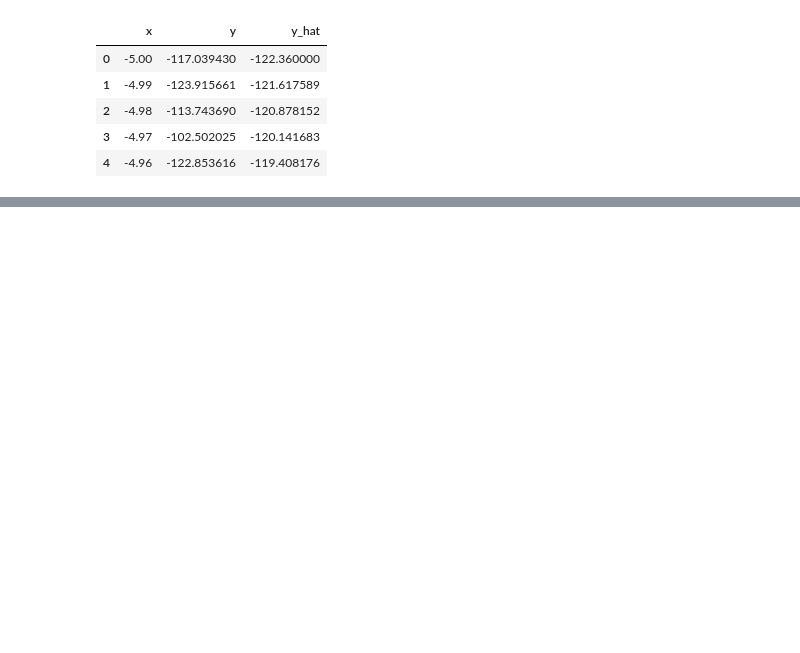
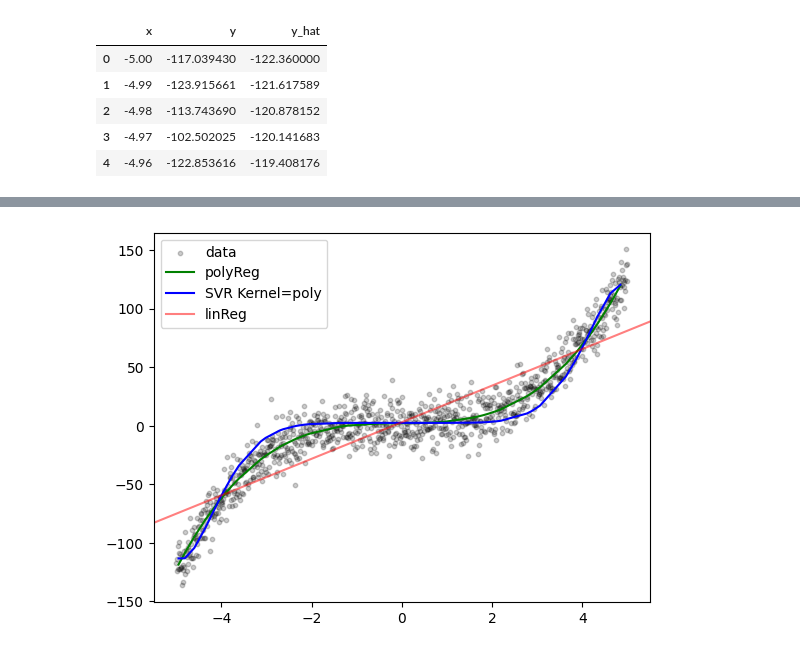
Before and after one commit to Biber76/MachineLearning, a Jupyter notebook: Regression.ipynb, the cells around one changed output, grey strips where cells are left out. Drawn from its saved outputs; the diff is of its cells as text; code cells hidden in the pictures; blank space fills up the shorter version.

```diff
--- a/Regression.ipynb
+++ b/Regression.ipynb
@@ -436,0 +438,13 @@ plt.show()
+# %%
+from sklearn.svm import SVR
+reg_svm_poly = SVR(kernel='poly', degree=3, C=50, epsilon=.00001)
+reg_svm_poly.fit(df_poly_processed,  df_poly['y'])
+df_poly['y_hat_svr'] = reg_svm_poly.predict(df_poly_processed)
+# %%
+min_poly = df_poly.sample(50)['x'].min()
+max_poly = df_poly.sample(50)['x'].max()
+
+
+df_poly_sample = df_poly.sample(50).sort_values('x',ascending=True)
+
+df_poly_sample.head()
@@ -436,0 +458,9 @@ plt.show()
+# %%
+plt.scatter(df_poly['x'],df_poly['y'], label='data', alpha=0.2, color='black', s=10)
+plt.plot(df_poly_sample['x'],df_poly_sample['y_hat'], color='green', label='polyReg')
+plt.plot(df_poly_sample['x'],df_poly_sample['y_hat_svr'], color='blue', label='SVR Kernel=poly')
+plt.axline((min_poly, 3.01 + min_poly * 15.64), (max_poly, 3.01 + max_poly * 15.64), color='red', alpha=0.5, label='linReg')
+plt.legend()
+plt.show()
+# %% [output]
+[figure, added]
```
Also changed, not shown: parts of 3 cells of this notebook.
